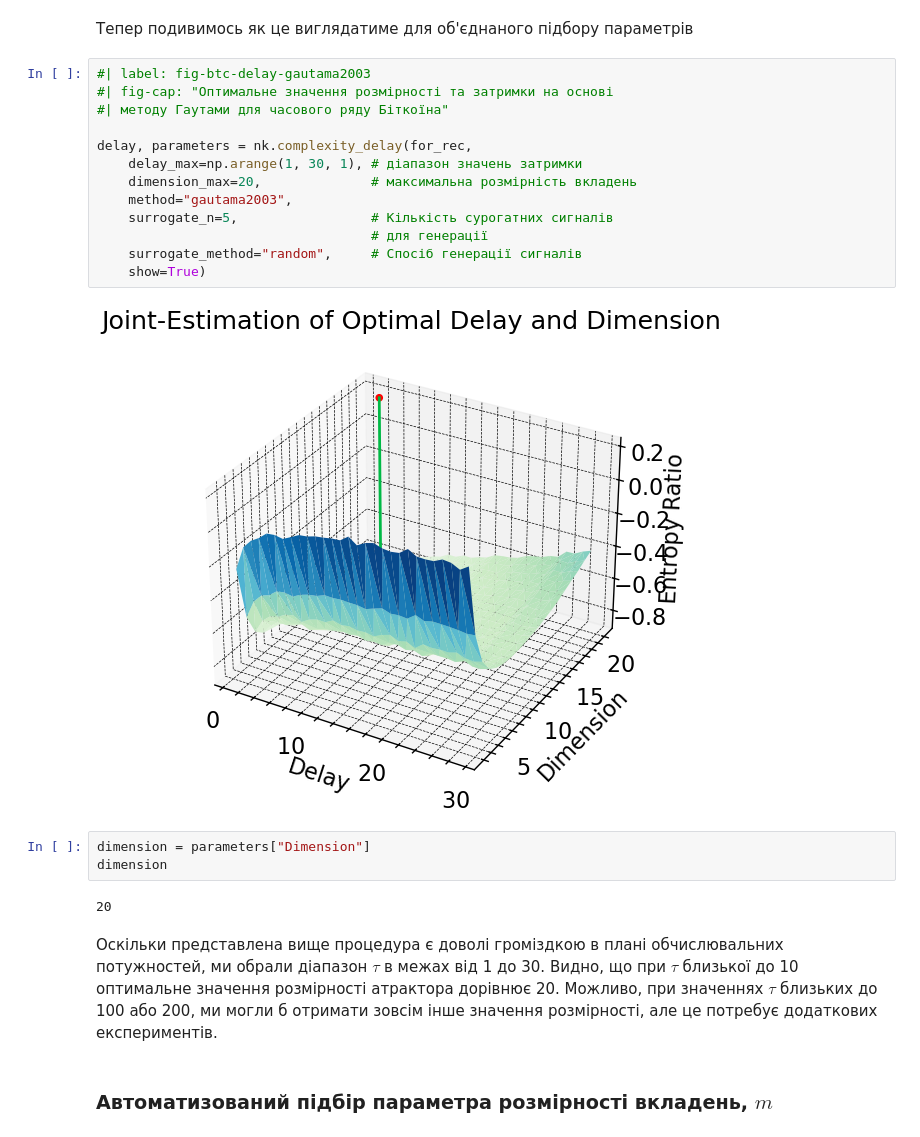
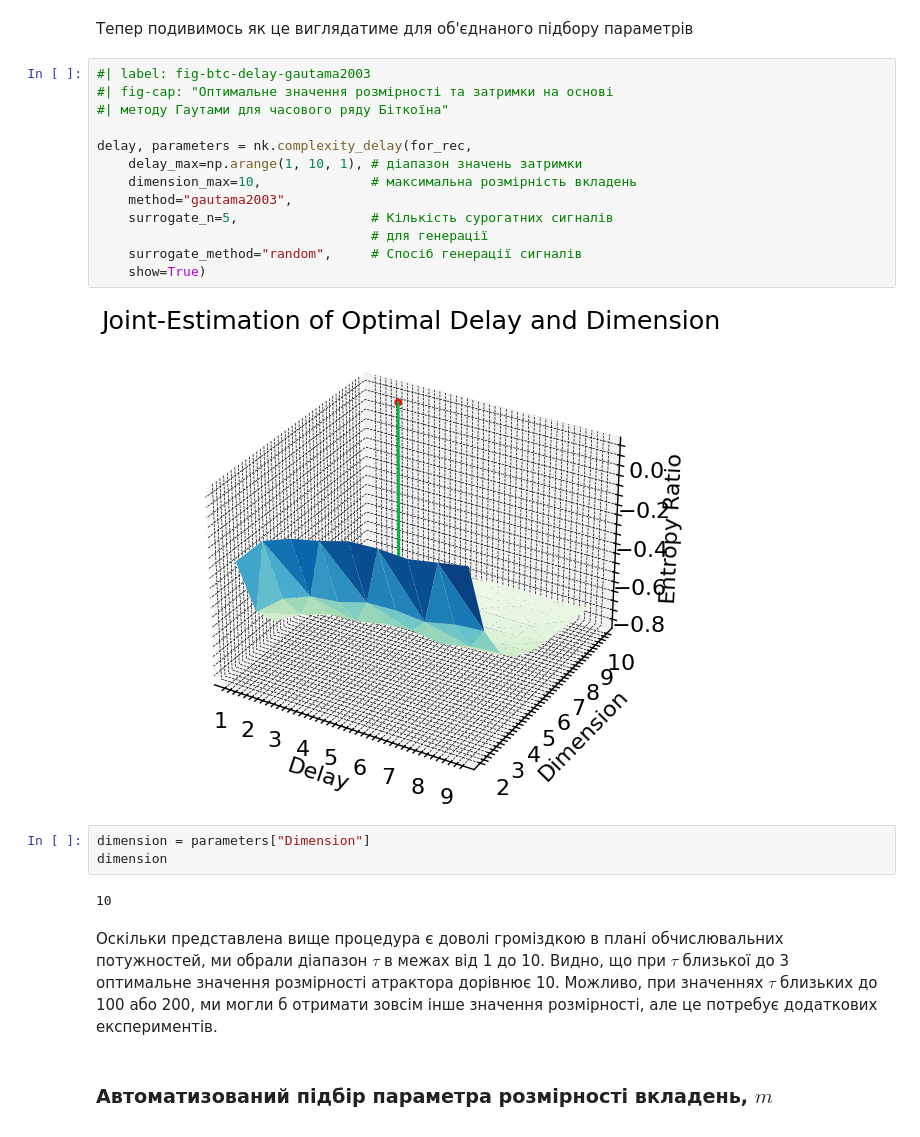
Before and after one commit to Butman2099/Complex-systems-book, a Jupyter notebook: lab_2.ipynb, the cells around one changed output. Cells and saved outputs as stored; diff of their text form.

```diff
--- a/lab_2.ipynb
+++ b/lab_2.ipynb
@@ -512,25 +512,25 @@ delay, parameters = nk.complexity_delay(for_rec,
 # %%
 #| label: fig-btc-delay-gautama2003
 #| fig-cap: "Оптимальне значення розмірності та затримки на основі
 #| методу Гаутами для часового ряду Біткоїна"
 
 delay, parameters = nk.complexity_delay(for_rec,
-    delay_max=np.arange(1, 30, 1), # діапазон значень затримки
-    dimension_max=20,              # максимальна розмірність вкладень
+    delay_max=np.arange(1, 10, 1), # діапазон значень затримки
+    dimension_max=10,              # максимальна розмірність вкладень
     method="gautama2003",
     surrogate_n=5,                 # Кількість сурогатних сигналів
                                    # для генерації
     surrogate_method="random",     # Спосіб генерації сигналів
     show=True)
 # %% [output]
-[figure, old version]
+[figure, new version]
 # %%
 dimension = parameters["Dimension"]
 dimension
 # %% [output]
-20
+10
 # %% [markdown]
-Оскільки представлена вище процедура є доволі громіздкою в плані обчислювальних потужностей, ми обрали діапазон $\tau$ в межах від 1 до 30. Видно, що при $\tau$ близької до 10 оптимальне значення розмірності атрактора дорівнює 20. Можливо, при значеннях $\tau$ близьких до 100 або 200, ми могли б отримати зовсім інше значення розмірності, але це потребує додаткових експериментів.
+Оскільки представлена вище процедура є доволі громіздкою в плані обчислювальних потужностей, ми обрали діапазон $\tau$ в межах від 1 до 10. Видно, що при $\tau$ близької до 3 оптимальне значення розмірності атрактора дорівнює 10. Можливо, при значеннях $\tau$ близьких до 100 або 200, ми могли б отримати зовсім інше значення розмірності, але це потребує додаткових експериментів.
 # %% [markdown]
 ### Автоматизований підбір параметра розмірності вкладень, $m$
 # %% [markdown]
```
Also changed, not shown: parts of 16 cells of this notebook, 47 other files.
